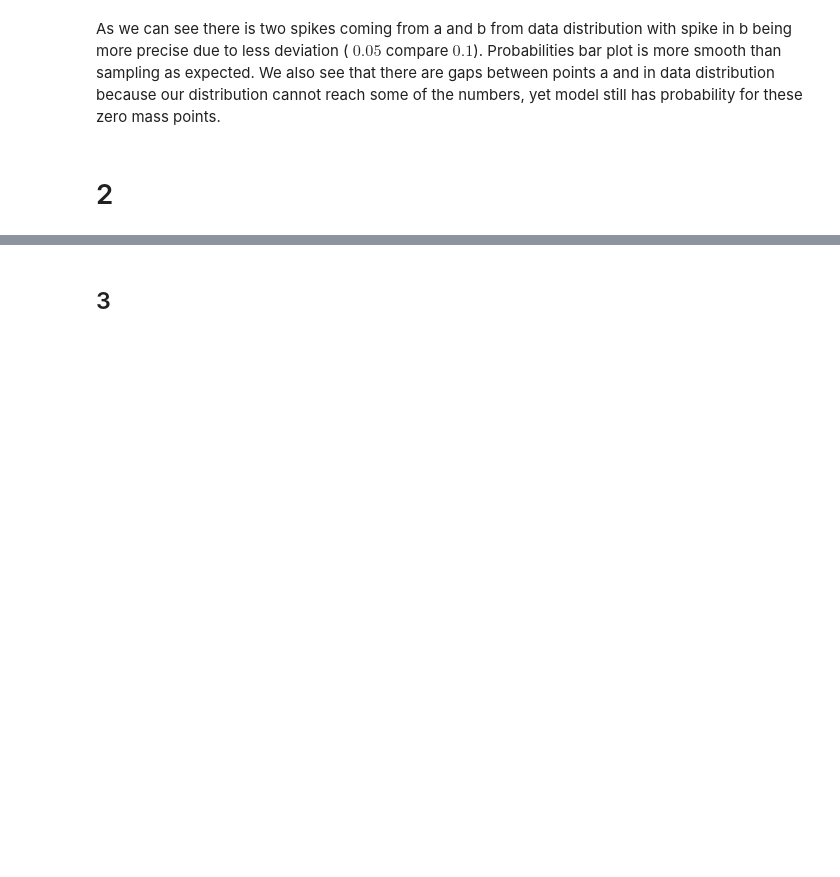
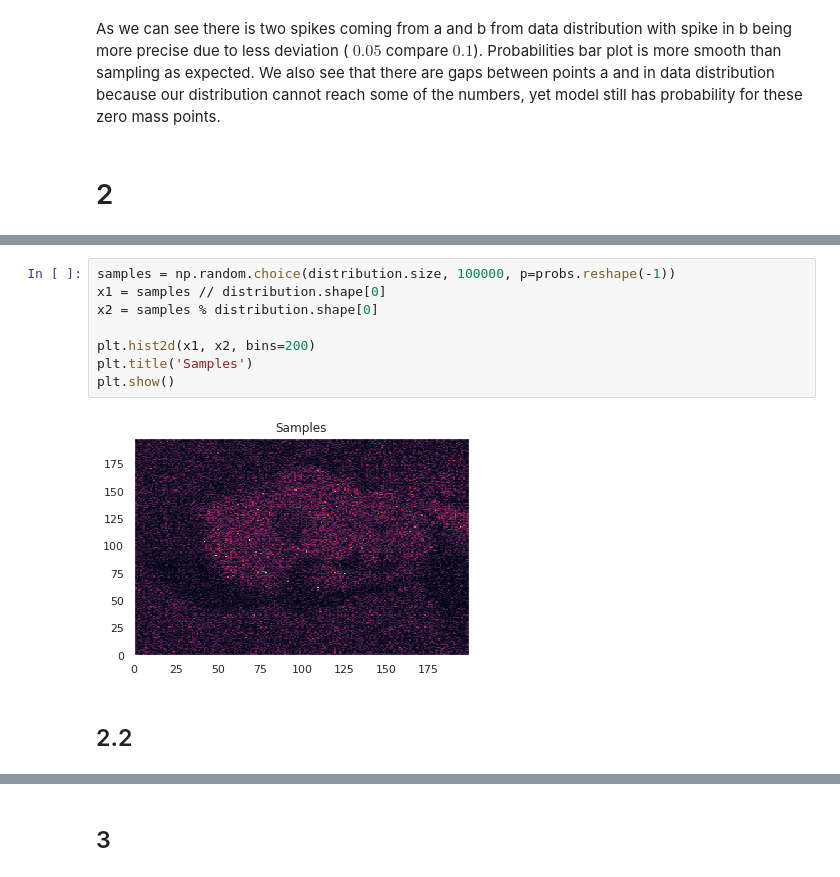
Before and after one commit to vladimirrim/DUL, a Jupyter notebook: hw_1/HW_1.ipynb, the cells around one changed output, grey strips where cells are left out. Saved outputs shown, nothing was run; the diff lists cells and outputs as text; blank space fills up the shorter version.

```diff
--- a/hw_1/HW_1.ipynb
+++ b/hw_1/HW_1.ipynb
@@ -134,0 +216,12 @@ plt.imshow(distribution, cmap='gray')
+# %%
+samples = np.random.choice(distribution.size, 100000, p=probs.reshape(-1))
+x1 = samples // distribution.shape[0]
+x2 = samples % distribution.shape[0]
+
+plt.hist2d(x1, x2, bins=200)
+plt.title('Samples')
+plt.show()
+# %% [output]
+[figure, added]
+# %% [markdown]
+## 2.2
```
Also changed, not shown: parts of 33 cells of this notebook.
